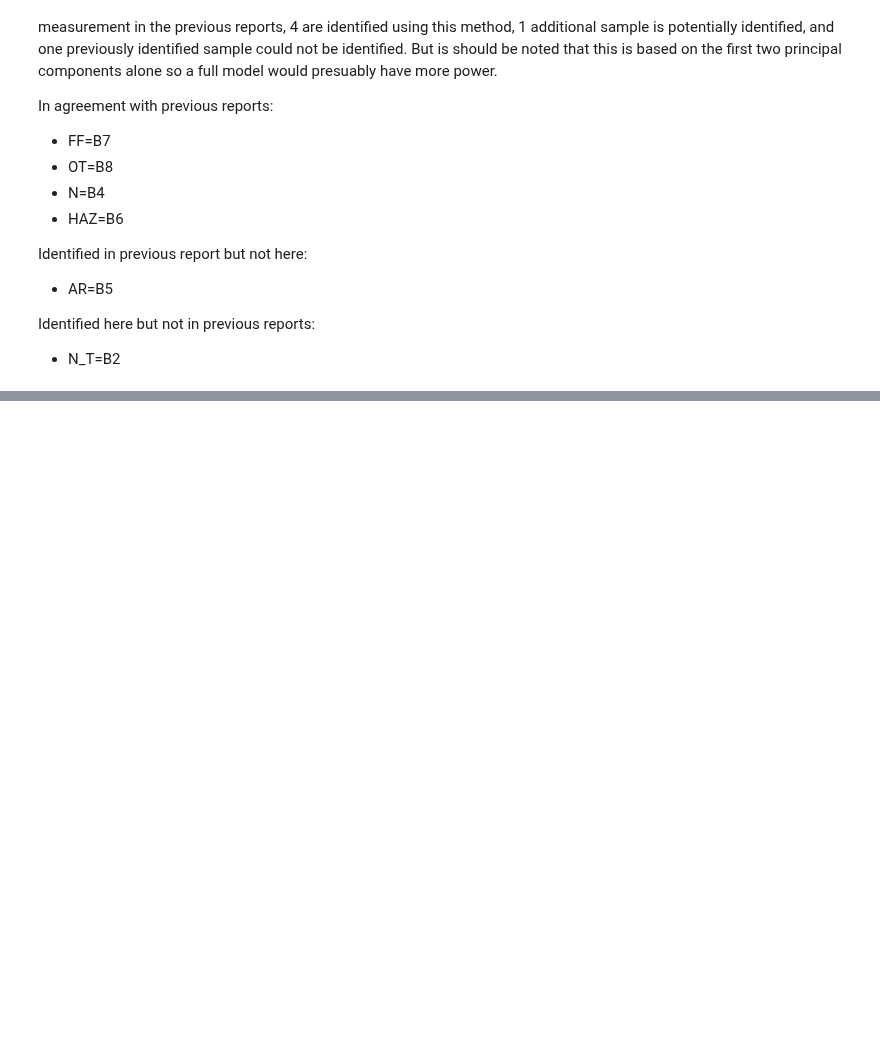
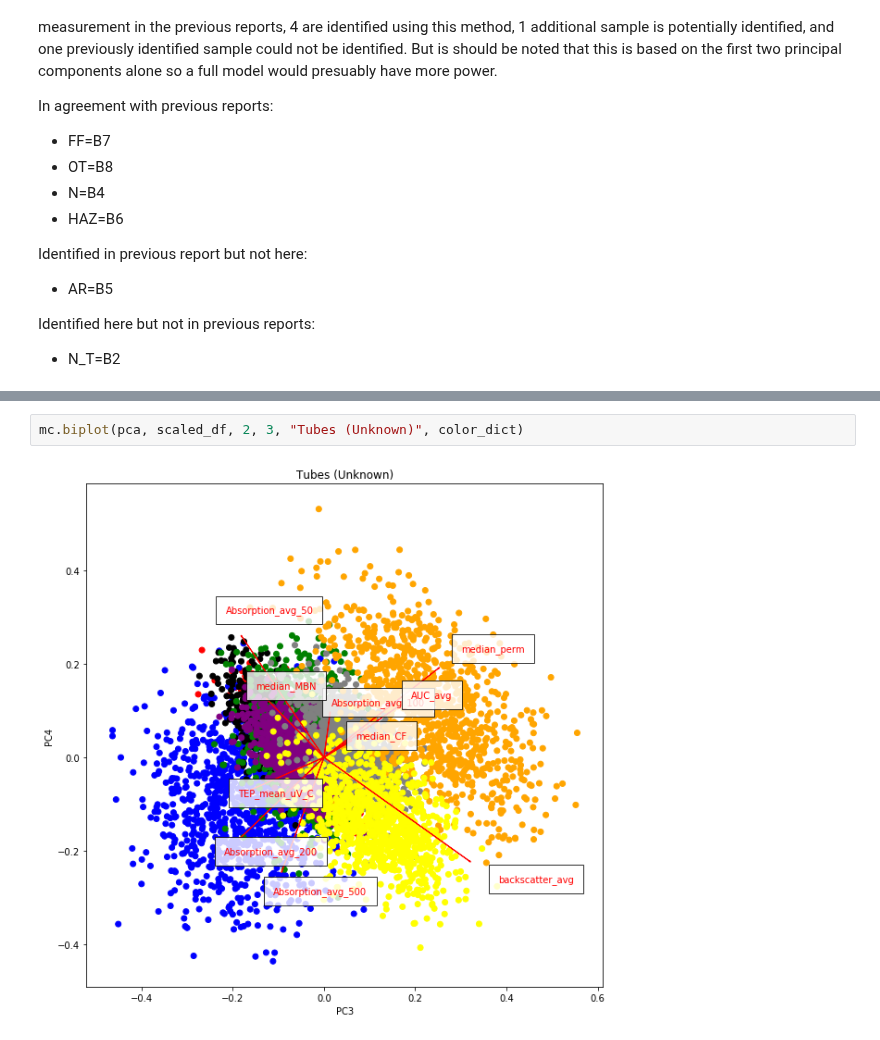
Before and after one commit to Marie-anneMawhin/Oct20_EPRI, a Jupyter notebook: Task1/NB/NB_modeling/model_kmeans_simulated.ipynb, the cells around one changed output, grey strips where cells are left out. Saved outputs shown, nothing was run; the diff lists cells and outputs as text; blank space fills up the shorter version.

```diff
--- a/Task1/NB/NB_modeling/model_kmeans_simulated.ipynb
+++ b/Task1/NB/NB_modeling/model_kmeans_simulated.ipynb
@@ -105,0 +110,4 @@ mc.biplot(pca, scaled_df, 0, 1, "Tubes (Unknown)", color_dict)
+# %%
+mc.biplot(pca, scaled_df, 2, 3, "Tubes (Unknown)", color_dict)
+# %% [output]
+[figure, added]
```
Also changed, not shown: parts of 3 cells of this notebook, 1 other file.
